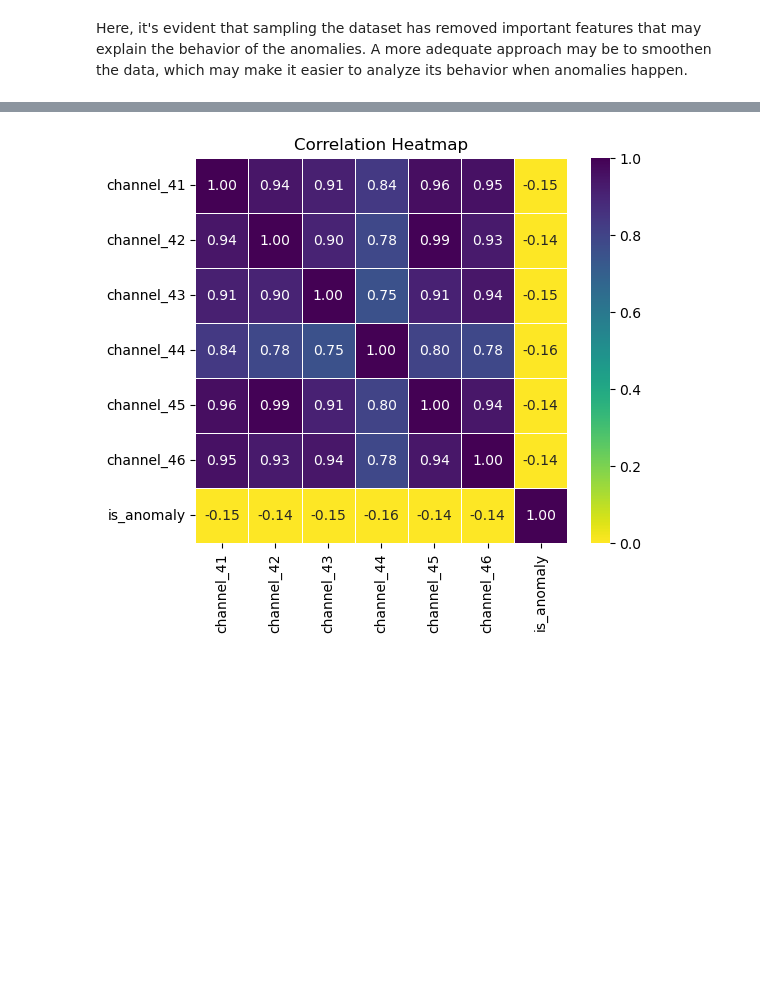
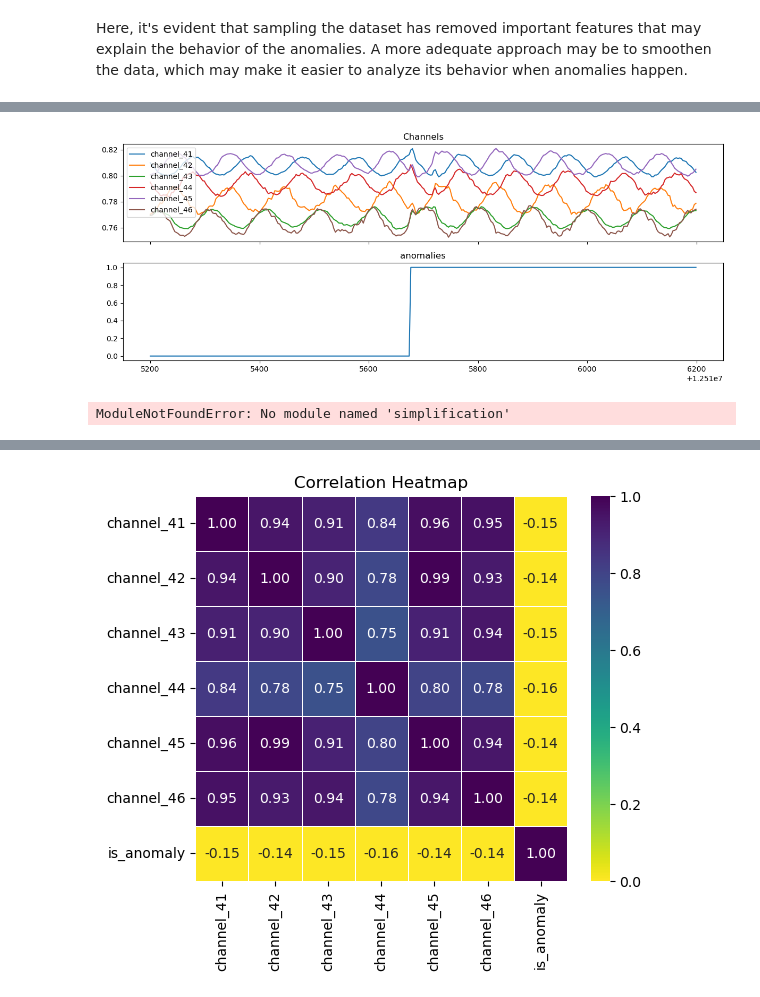
Before and after one commit to ZeIcaro/esa-anomaly-challenge, a Jupyter notebook: TP01.ipynb, the cells around one changed output, grey strips where cells are left out. Cells and saved outputs as stored; diff of their text form; code cells hidden in the pictures; blank space fills up the shorter version.

```diff
--- a/TP01.ipynb
+++ b/TP01.ipynb
@@ -253,0 +341,59 @@ df_train_smooth['smoothed'] = df_train_4146['y'].rolling(window=5, center=True).
+# %%
+# Downsampling by aggregation, with ndowns-sized bins
+ndowns = 3
+
+df_downsampled = df_train_smooth.copy()
+df_downsampled['group'] = (df_downsampled.index // 3)
+df_downsampled = df_downsampled.groupby('group').mean()
+
+xmin = int(12.515200*10**6)
+xmax = xmin + 1000
+
+df_analysis = df_downsampled[(df_downsampled['id'] >= xmin) & (df_downsampled['id'] <= xmax)]
+
+fig, ax = plt.subplots(2, 1, figsize=(12, 5), sharex=True)
+for i in ['channel_41', 'channel_42', 'channel_43', 'channel_44', 'channel_45', 'channel_46']:
+    ax[0].plot(df_analysis['id'], df_analysis[i], label=i)
+
+ax[0].set_title('Channels')
+ax[0].legend(loc='upper left')
+
+ax[1].plot(df_analysis['id'], df_analysis['is_anomaly'])
+ax[1].set_title('anomalies')
+
+plt.tight_layout()
+plt.show()
+# %% [output]
+[figure, added]
+# %%
+# Downsampling by aggregation, with ndowns-sized bins
+
+from simplification.cutil import simplify_coords
+coords = df_train_smooth.to_numpy()
+simplified = simplify_coords(coords, tolerance=0.001)
+
+ndowns = 3
+
+df_downsampled = df_train_smooth.copy()
+df_downsampled['group'] = (df_downsampled.index // 3)
+df_downsampled = df_downsampled.groupby('group').mean()
+
+xmin = int(12.515200*10**6)
+xmax = xmin + 1000
+
+df_analysis = df_downsampled[(df_downsampled['id'] >= xmin) & (df_downsampled['id'] <= xmax)]
+
+fig, ax = plt.subplots(2, 1, figsize=(12, 5), sharex=True)
+for i in ['channel_41', 'channel_42', 'channel_43', 'channel_44', 'channel_45', 'channel_46']:
+    ax[0].plot(df_analysis['id'], df_analysis[i], label=i)
+
+ax[0].set_title('Channels')
+ax[0].legend(loc='upper left')
+
+ax[1].plot(df_analysis['id'], df_analysis['is_anomaly'])
+ax[1].set_title('anomalies')
+
+plt.tight_layout()
+plt.show()
+# %% [output]
+ModuleNotFoundError: No module named 'simplification'
```
Also changed, not shown: parts of 19 cells of this notebook.
